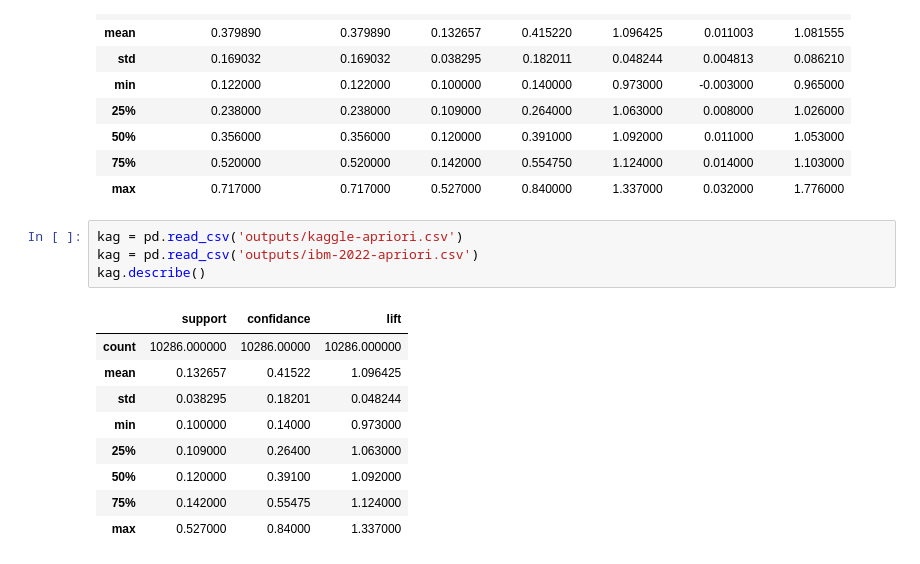
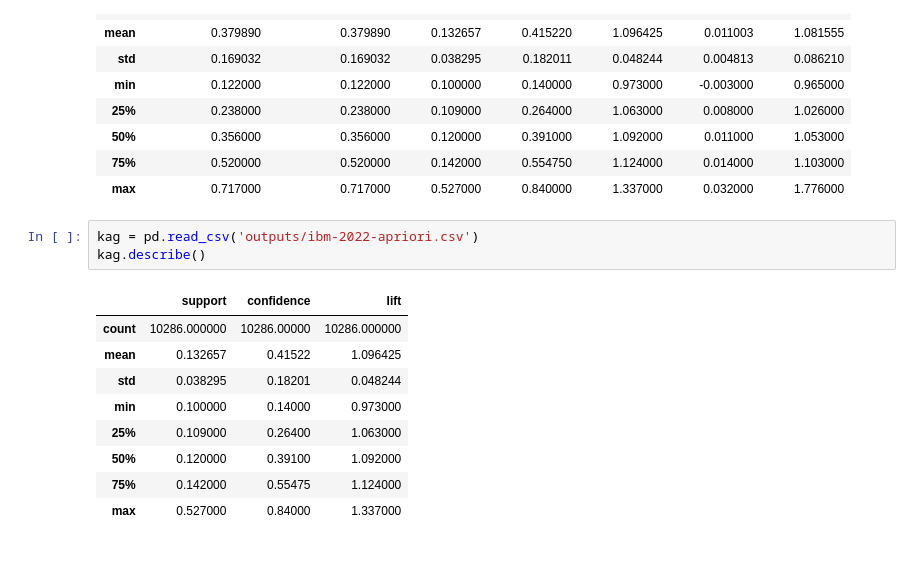
Before and after one commit to AxotZero/python_apriori_fpgrowth, a Jupyter notebook: analysis.ipynb, the cells around one changed output. Saved outputs shown, nothing was run; the diff lists cells and outputs as text.

```diff
--- a/analysis.ipynb
+++ b/analysis.ipynb
@@ -179,11 +179,10 @@ ass.describe()
 | 75% | 0.520000 | 0.520000 | 0.142000 | 0.554750 | 1.124000 | 0.014000 | 1.103000 |
 | max | 0.717000 | 0.717000 | 0.527000 | 0.840000 | 1.337000 | 0.032000 | 1.776000 |
 # %%
-kag = pd.read_csv('outputs/kaggle-apriori.csv')
 kag = pd.read_csv('outputs/ibm-2022-apriori.csv')
 kag.describe()
 # %% [output]
-|  | support | confidance | lift |
+|  | support | confidence | lift |
 | count | 10286.000000 | 10286.00000 | 10286.000000 |
 | mean | 0.132657 | 0.41522 | 1.096425 |
 | std | 0.038295 | 0.18201 | 0.048244 |
```
Also changed, not shown: 3 other files.
